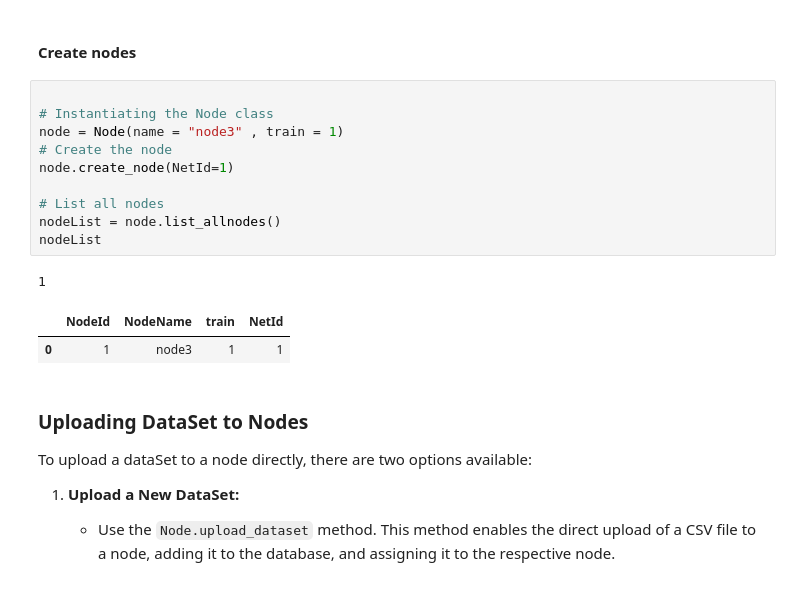
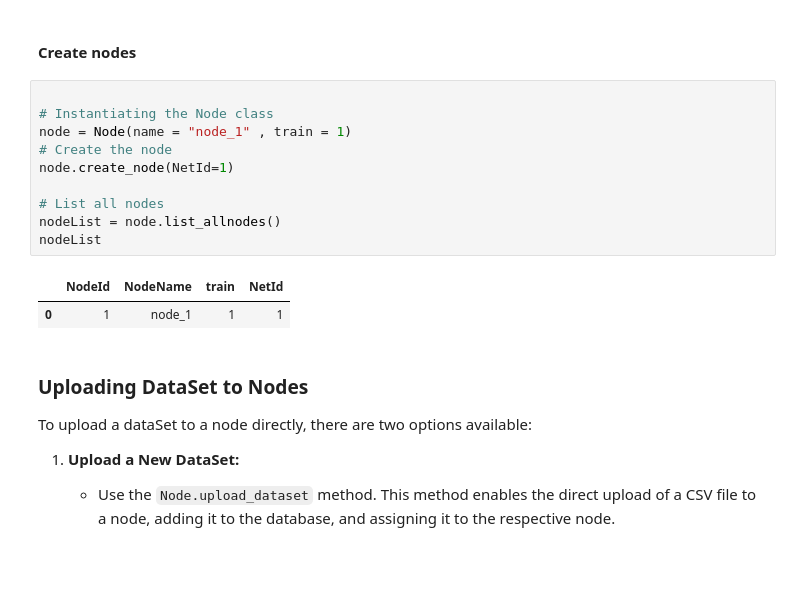
Before and after one commit to MEDomics-UdeS/MEDfl, a Jupyter notebook: notebooks/tutorial/1_DB.ipynb, the cells around one changed output. Saved outputs shown, nothing was run; the diff lists cells and outputs as text.

```diff
--- a/notebooks/draft/1_DB-checkpoint.ipynb
+++ b/notebooks/tutorial/1_DB.ipynb
@@ -283,17 +130,16 @@ Net.create_master_dataset() ;
 # %%
 
 # Instantiating the Node class
-node = Node(name = "node3" , train = 1)
+node = Node(name = "node_1" , train = 1)
 # Create the node
 node.create_node(NetId=1)
 
 # List all nodes
 nodeList = node.list_allnodes()
 nodeList
 # %% [output]
-1
 |  | NodeId | NodeName | train | NetId |
-| 0 | 1 | node3 | 1 | 1 |
+| 0 | 1 | node_1 | 1 | 1 |
 # %% [markdown]
 ### Uploading DataSet to Nodes
 
```
Also changed, not shown: parts of 49 cells of this notebook, 13 other files.
